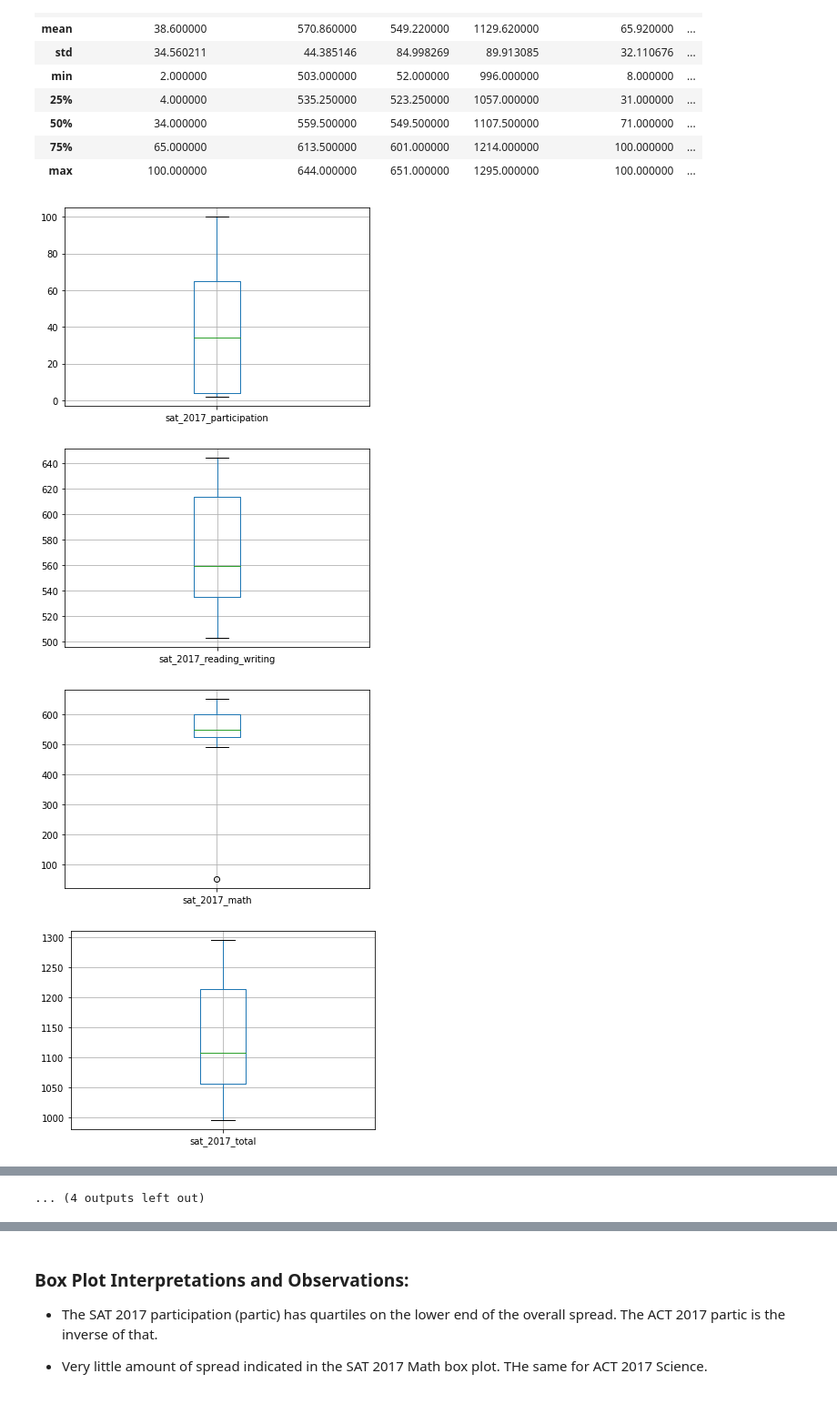
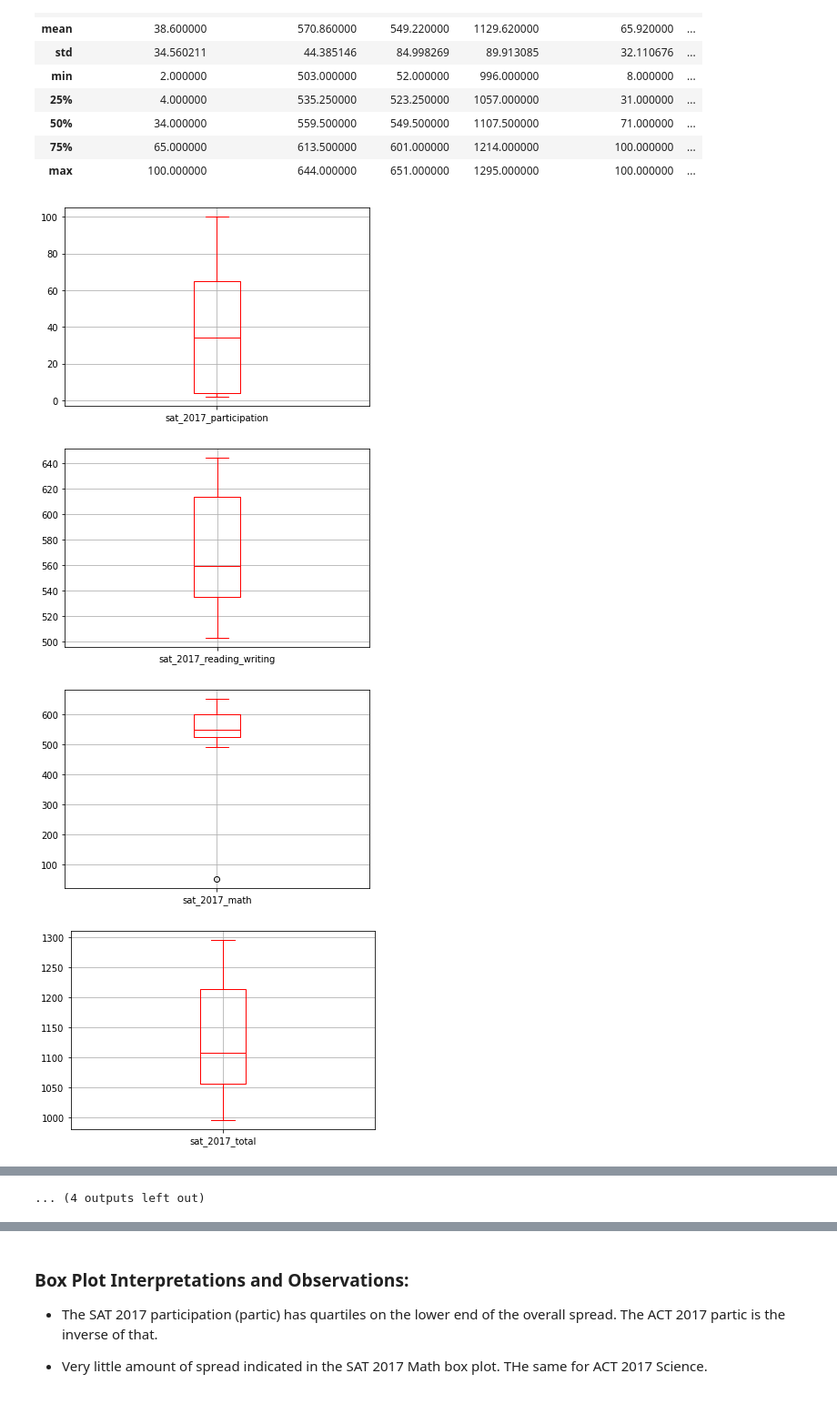
Before and after one commit to patruq/act-sat-performance, a Jupyter notebook: code/starter-code.ipynb, the cells around one changed output, grey strips where cells are left out. Shown: that part at 91% size. Saved outputs shown, nothing was run; the diff lists cells and outputs as text; code cells hidden in the pictures.

```diff
--- a/code/starter-code.ipynb
+++ b/code/starter-code.ipynb
@@ -1135,11 +1143,11 @@ final.describe()  # Find appropriate ranges to be compared in a boxplot
 # %%
 # All box plots of numeric values in the final DF:
 
 for col in final.iloc[:, 1:]:
     plt.figure()  # <--- Did some research via stackoverflow to find something to make this work
-    final.boxplot([col])
+    final.boxplot([col], color="red")
 # %% [output]
-[figure, old version]
+[figure, new version]
-[figure, old version]
+[figure, new version]
-[figure, old version]
+[figure, new version]
-[figure, old version]
+[figure, new version]
```
Also changed, not shown: parts of 20 cells of this notebook.
